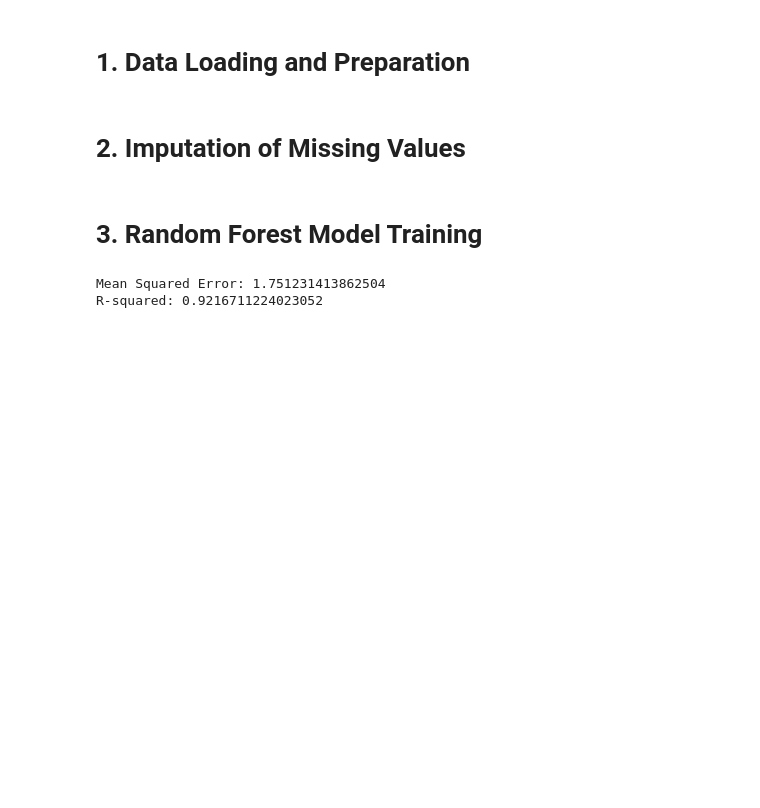
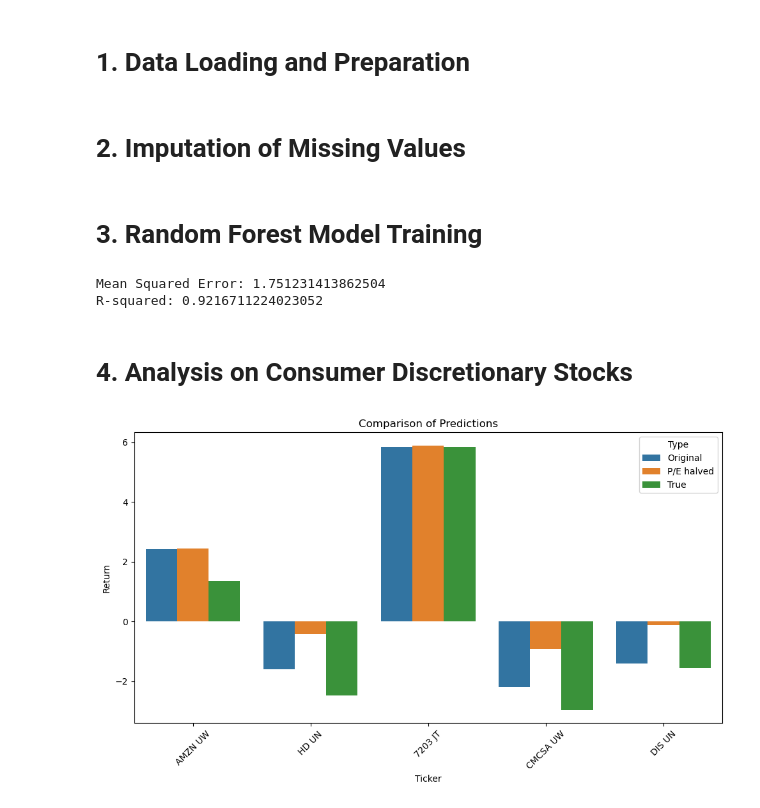
Before and after one commit to emilesgt/Machine_Learning_for_Asset_Management_Tutorial3, a Jupyter notebook: Tutorial3_RF1_Students.ipynb, the cells around one changed output. Drawn from its saved outputs; the diff is of its cells as text; code cells hidden in the pictures; blank space fills up the shorter version.

Commit message:
RF1 : part 4 Analysis on customer discretionary stocks

```diff
--- a/Tutorial3_RF1_Students.ipynb
+++ b/Tutorial3_RF1_Students.ipynb
@@ -91,3 +91,42 @@ print(f'R-squared: {r2}')
 # %% [output]
 Mean Squared Error: 1.751231413862504
 R-squared: 0.9216711224023052
+# %% [markdown]
+# 4. Analysis on Consumer Discretionary Stocks
+# %%
+consumer_mask = (data['Sector'] == 'Consumer Discretionary')
+x_consumer = data.loc[consumer_mask].copy()
+y_true = data.loc[consumer_mask, 'FwdReturn']
+
+# Prepare features (drop target and one-hot encode Sector)
+X_consumer = x_consumer.drop(columns=['FwdReturn'])
+X_consumer = pd.get_dummies(X_consumer, columns=['Sector'], drop_first=True)
+
+# Get predictions on the consumer discretionary subset
+y_pred = rf.predict(X_consumer)
+
+# Now imagine the valuations (PE) are halved (everything else unchanged)
+X_consumer_modified = X_consumer.copy()
+if 'PE' in X_consumer_modified.columns:
+    X_consumer_modified['PE'] = X_consumer_modified['PE'] * 0.5
+# %%
+y_pred_modified = rf.predict(X_consumer_modified)
+# %%
+# Plot comparison: Original predictions, P/E halved predictions, and true returns
+df_plot = pd.DataFrame({
+    'Ticker': X_consumer.index,
+    'Original': y_pred,
+    'P/E halved': y_pred_modified,
+    'True': y_true
+})
+df_plot_melt = df_plot.melt(id_vars='Ticker', var_name='Type', value_name='Return')
+# %%
+# Question 5: plot and compare estimates. Are these results expected ?
+plt.figure(figsize=(10,6))
+sns.barplot(data=df_plot_melt, x='Ticker', y='Return', hue='Type')
+plt.xticks(rotation=45)
+plt.title("Comparison of Predictions")
+plt.tight_layout()
+plt.show()
+# %% [output]
+[figure, added]
```
